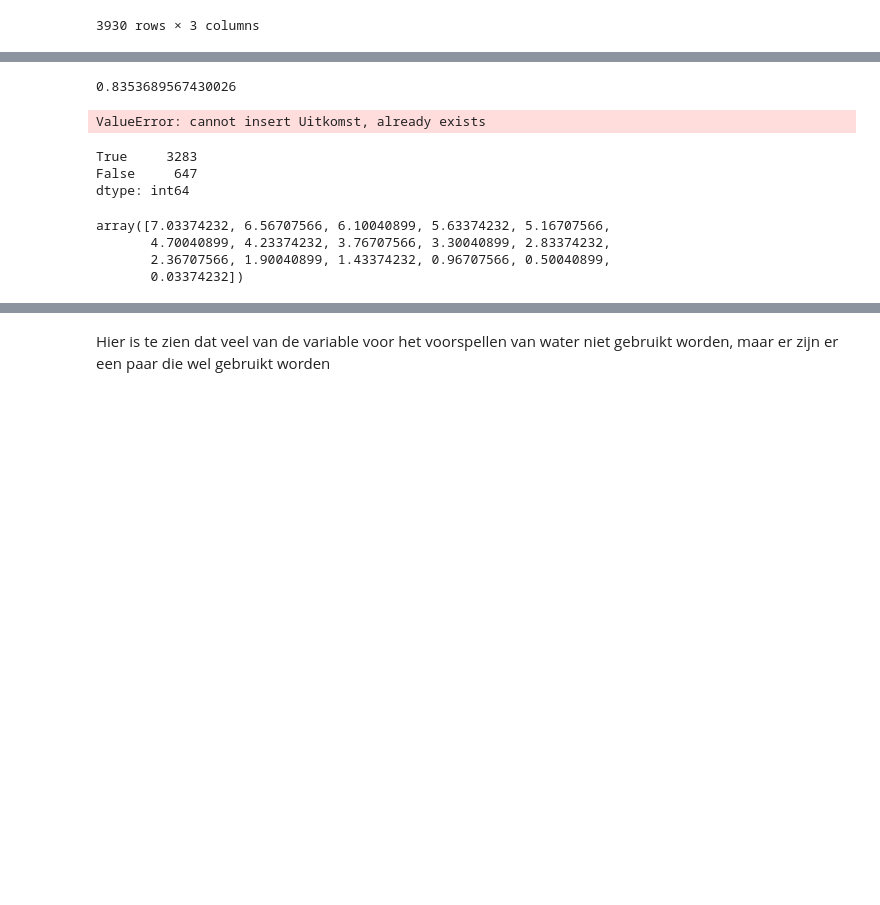
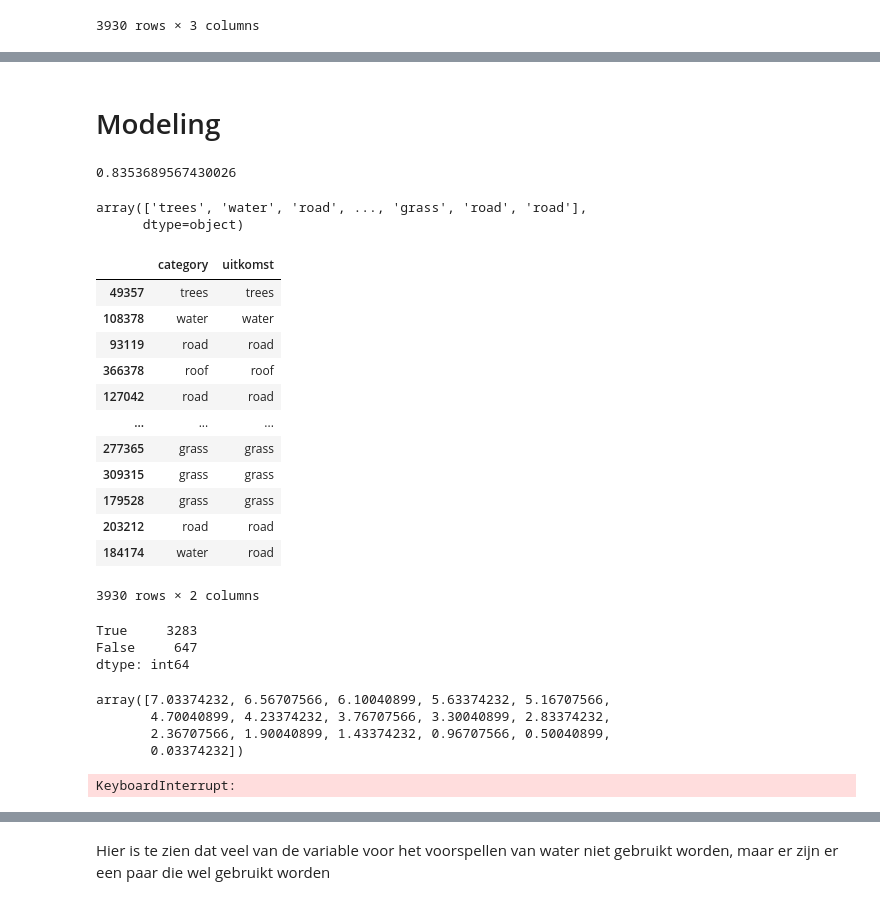
Before and after one commit to 22-23-ictmlb1/Thema-1, a Jupyter notebook: Thema1_Roy.ipynb, the cells around one changed output, grey strips where cells are left out. Drawn from its saved outputs; the diff is of its cells as text; code cells hidden in the pictures; blank space fills up the shorter version.

```diff
--- a/Thema1_Roy.ipynb
+++ b/Thema1_Roy.ipynb
@@ -79,3 +95,5 @@ land_labels.head(50)
+# %% [markdown]
+# Modeling
 # %%
 from sklearn.linear_model import LogisticRegression
 
@@ -88,20 +106,38 @@ base_log_reg = LogisticRegression(penalty='l1',
 base_log_reg.score(land, land_labels)
 # %% [output]
 0.8353689567430026
+# %%
+land_voorspellen = pd.DataFrame(land_labels)
 # %%
 uitkomst = base_log_reg.predict(land)
+uitkomst
+# %% [output]
+array(['trees', 'water', 'road', ..., 'grass', 'road', 'road'],
+      dtype=object)
 # %%
-land_labels.insert(0, "Uitkomst", uitkomst)
+land_voorspellen['uitkomst'] = uitkomst.tolist()
+land_voorspellen
 # %% [output]
+|  | category | uitkomst |
+| 49357 | trees | trees |
+| 108378 | water | water |
+| 93119 | road | road |
+| 366378 | roof | roof |
+| 127042 | road | road |
+| ... | ... | ... |
+| 277365 | grass | grass |
+| 309315 | grass | grass |
+| 179528 | grass | grass |
+| 203212 | road | road |
+| 184174 | water | road |
-ValueError: cannot insert Uitkomst, already exists
+3930 rows × 2 columns
-# %%
-land_labels.head(100)
-procent = land_labels['category'] == land_labels['Uitkomst']
-procent.value_counts()
-# %% [output]
-True     3283
-False     647
-dtype: int64
+# %%
+procent = land_voorspellen['category'] == land_voorspellen['uitkomst']
+procent.value_counts()
+# %% [output]
+True     3283
+False     647
+dtype: int64
 # %%
 from sklearn.svm import l1_min_c
 import numpy as np
@@ -122,5 +158,7 @@ base_log_reg = LogisticRegressionCV(penalty='l1',
                                    solver='saga',
                                    max_iter=int(1e4),
                                    Cs=cs).fit(land, land_labels)
+# %% [output]
+KeyboardInterrupt:
 # %%
 base_log_reg.score(land, land_labels)
```
Also changed, not shown: parts of 22 cells of this notebook.
